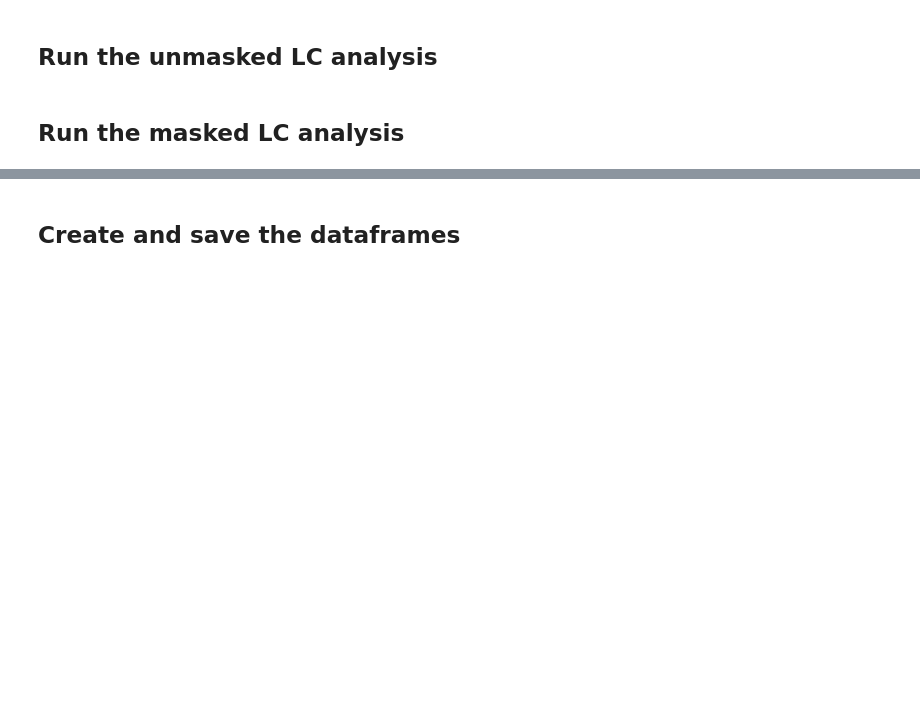
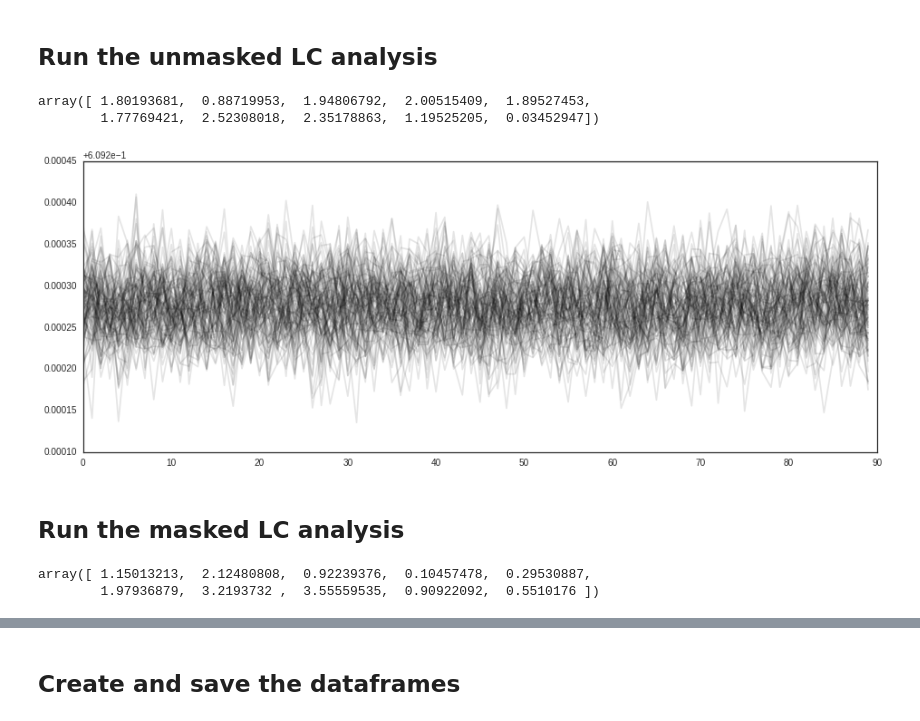
Before and after one commit to hpparvi/Parviainen-2015-TrES-3b-OSIRIS, a Jupyter notebook: 003a_bb_wn.ipynb, the cells around one changed output, grey strips where cells are left out. Saved outputs shown, nothing was run; the diff lists cells and outputs as text; code cells hidden in the pictures; blank space fills up the shorter version.

```diff
--- a/003a_bb_wn.ipynb
+++ b/003a_bb_wn.ipynb
@@ -81,3 +81,14 @@ pe_n.run_mcmc()
+# %%
+pe_n.sampler.acor
+# %% [output]
+array([ 1.80193681,  0.88719953,  1.94806792,  2.00515409,  1.89527453,
+        1.77769421,  2.52308018,  2.35178863,  1.19525205,  0.03452947])
+# %%
+fig,ax = subplots(1,1)
+ax.plot(pe_n.chain[:,20::2,0].T, 'k', alpha=0.1)
+fig.tight_layout()
+# %% [output]
+[figure, added]
 # %% [markdown]
 ## Run the masked LC analysis
 # %%
@@ -86,0 +98,5 @@ pe_m.run_mcmc()
+# %%
+pe_m.sampler.acor
+# %% [output]
+array([ 1.15013213,  2.12480808,  0.92239376,  0.10457478,  0.29530887,
+        1.97936879,  3.2193732 ,  3.55559535,  0.90922092,  0.5510176 ])
```
Also changed, not shown: parts of 8 cells of this notebook, 4 other files.
